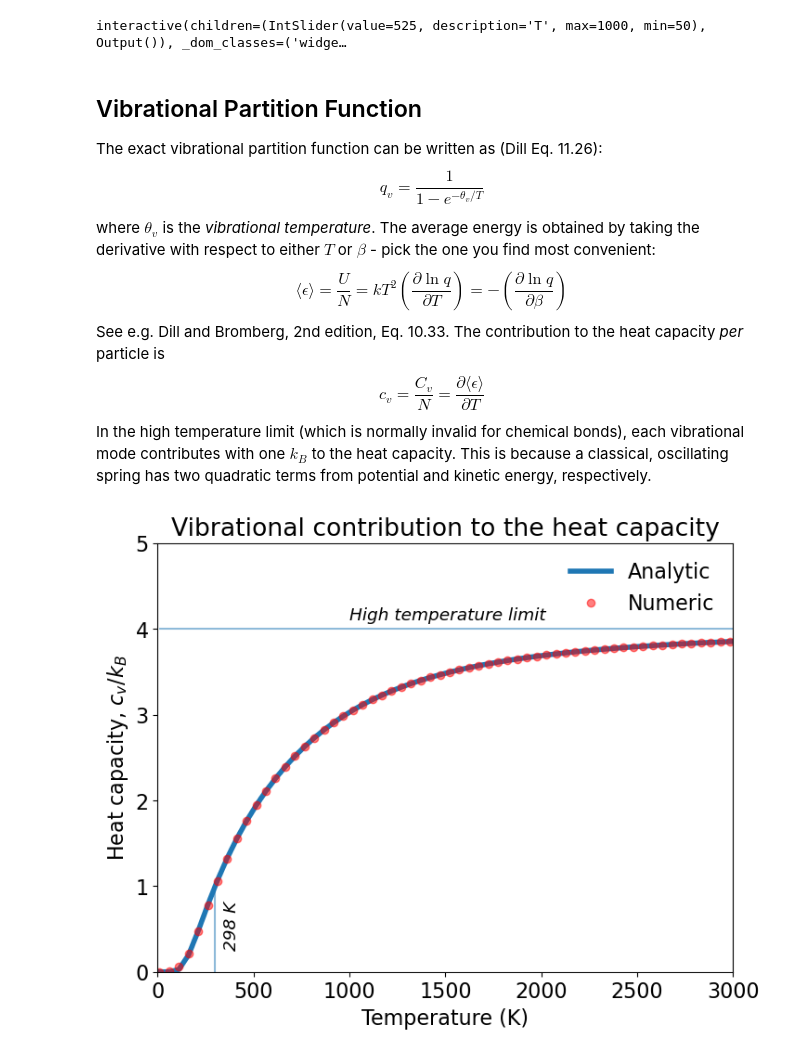
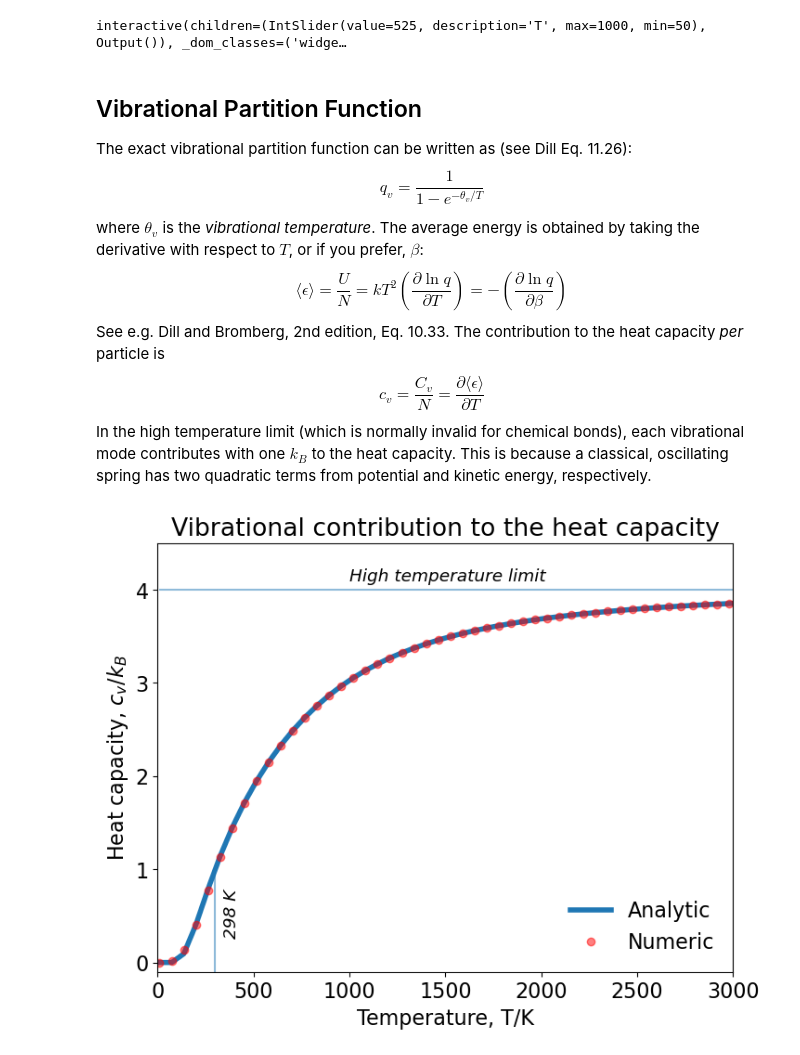
Before and after one commit to luchem/notebooks, a Jupyter notebook: physical/rotation_vibration.ipynb, the cells around one changed output. Cells and saved outputs as stored; diff of their text form; code cells hidden in the pictures.

Commit message:
Update figure

```diff
--- a/physical/rotation_vibration.ipynb
+++ b/physical/rotation_vibration.ipynb
@@ -52,14 +52,13 @@ interactive(children=(IntSlider(value=525, description='T', max=1000, min=50), O
 # %% [markdown]
 ## Vibrational Partition Function
 
-The exact vibrational partition function can be written as (Dill Eq. 11.26):
+The exact vibrational partition function can be written as (see Dill Eq. 11.26):
 $$
 q_v = \frac{1}{1 - e^{-\theta_v/T}}
 $$
 
 where $\theta_v$ is the _vibrational temperature_.
-The average energy is obtained by taking the derivative with respect to either $T$
-or $\beta$ - pick the one you find most convenient:
+The average energy is obtained by taking the derivative with respect to $T$, or if you prefer, $\beta$:
 $$
 \langle \epsilon \rangle = \frac{U}{N} = kT^2 \left( {\frac{\partial \ln q}{\partial T}} \right )
 = -\left ( \frac{\partial \ln q }{\partial \beta} \right )
@@ -71,48 +70,45 @@ c_v = \frac{C_v}{N} = \frac{\partial \langle \epsilon \rangle}{\partial T}
 $$
 In the high temperature limit (which is normally invalid for chemical bonds), each vibrational mode contributes with one $k_B$ to the heat capacity. This is because a classical, oscillating spring has two quadratic terms from potential and kinetic energy, respectively.
 # %%
-def q_vib(T, theta):
-    ''' Exact vibrational partition function (unitless) '''
-    return 1 / (1 - np.exp(-theta / T) )
-
 def cv_vib_numeric(T, theta):
     '''
-    Contribution of the heat capacity per molecule due to vibration (units of kB)
-    This is the *lazy* way using Numpy's numerical differentiation function np.gradient
+    Contribution to the heat capacity per molecule due to vibration (units of kB)
+    This is the *lazy* way using Numpy's numerical differentiation function `np.gradient`.
     '''
-    dT = T[1] - T[0]
-    mean_energy = k * T**2 * np.gradient( np.log( q_vib(T, theta) ), dT) # J
-    return np.gradient(mean_energy, dT) / k
+    dT = T[1] - T[0]                                    # Temperature spacing
+    q_vib = 1 / ( 1 - np.exp(-theta / T) )              # Exact partition function, q(T), see Dill Eq. 11.6
+    energy = k * T**2 * np.gradient( np.log(q_vib), dT) # Average energy per particle,〈ε〉(units of Joules)
+    return np.gradient(energy, dT) / k                  # Heat capacity (units of kB)
 
 def cv_vib_analytic(T, theta):
     '''
-    Contribution of the heat capacity per molecule due to vibration (units of kB)
+    Contribution to the heat capacity per molecule due to vibration (units of kB)
     This is the analytic expression from double differentiation of the partition function
     '''
     return (theta / T)**2 * np.exp(theta / T) / (np.exp(theta / T) - 1)**2
 # %%
-theta = [3360, 1890, 945, 945] # Vibrational temperatures (K)
-T = np.linspace(10, 5000, 100) # Temperature interval (K)
+theta_range = [3360, 1890, 945, 945] # Vibrational temperatures (K)
+T = np.linspace(10, 5000, 80) # Temperature interval (K)
 
-# Sum contributions from all vibrational modes
+# Sum contributions from several vibrational modes
 cv_numeric = 0
 cv_analytic = 0
-for t in theta:
-    cv_numeric += cv_vib_numeric(T, t)
-    cv_analytic += cv_vib_analytic(T, t)
+for theta in theta_range:
+    cv_numeric += cv_vib_numeric(T, theta)
+    cv_analytic += cv_vib_analytic(T, theta)
 
+plt.title('Vibrational contribution to the heat capacity')
+plt.xlabel('Temperature, T/K')
+plt.ylabel('Heat capacity, $c_v/k_B$')
+plt.text(1000, 4.1, 'High temperature limit', fontsize='small', style='italic')
+plt.text(340, 0.3, '298 K', fontsize='small', style='italic', rotation=90)
+plt.hlines(4, T.min(), T.max(), alpha=0.5)
+plt.vlines(298, -1, 1, alpha=0.5)
 plt.plot(T, cv_analytic, alpha=1.0, lw=4, label='Analytic')
 plt.plot(T, cv_numeric, 'ro', alpha=0.5, label='Numeric')
-plt.title('Vibrational contribution to the heat capacity')
-plt.xlabel('Temperature (K)')
-plt.ylabel('Heat capacity, $c_v/k_B$')
-plt.legend(loc=0, frameon=False)
-plt.text(1000, 4.1, 'High temperature limit', fontsize='small', style='italic')
-plt.hlines(4, T.min(), T.max(), alpha=0.5)
-plt.vlines(298, 0, 1, alpha=0.5)
-plt.text(340, 0.3, '298 K', fontsize='small', style='italic', rotation=90)
 plt.xlim(0, 3000)
-plt.ylim(0, 5)
+plt.ylim(-0.1, 4.5)
+plt.legend(loc=4, frameon=False)
 plt.show()
 # %% [output]
-[figure, old version]
+[figure, new version]
```
